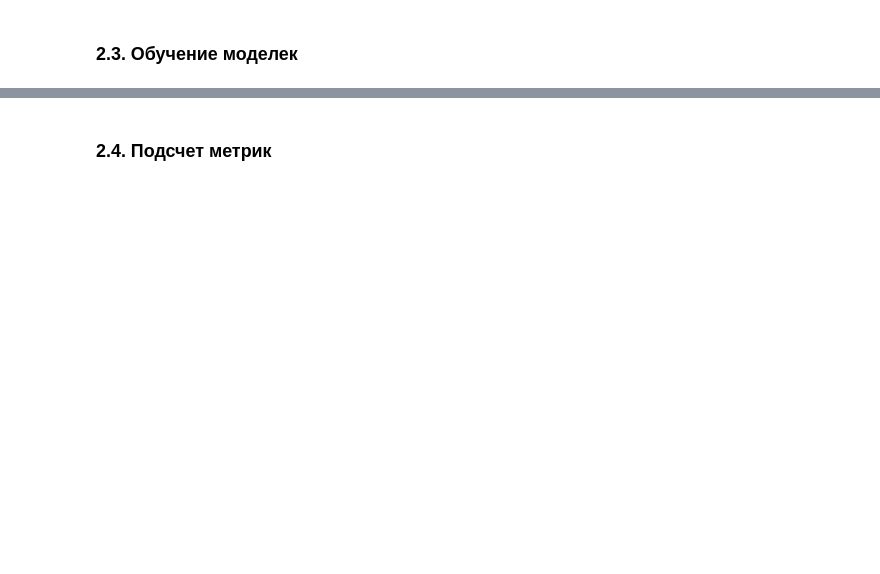
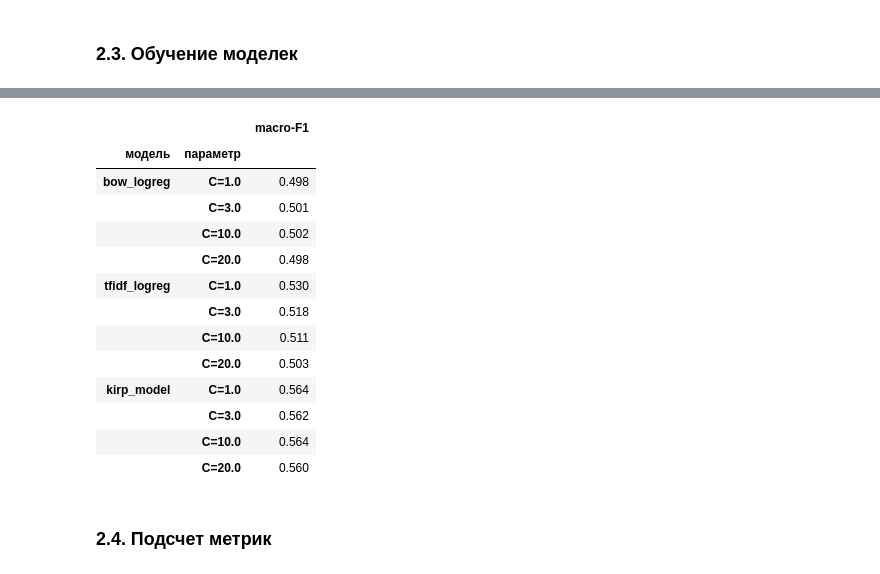
Before and after one commit to Pavel-bur-dot/MIPT_ML_homework, a Jupyter notebook: solution_hw1_BKZ/kirp_task1.ipynb, the cells around one changed output, grey strips where cells are left out. Cells and saved outputs as stored; diff of their text form; code cells hidden in the pictures; blank space fills up the shorter version.

```diff
--- a/solution_hw1_BKZ/kirp_task1.ipynb
+++ b/solution_hw1_BKZ/kirp_task1.ipynb
@@ -354,0 +274,56 @@ baseline_models = {
+# %%
+cv_strategy = GroupKFold(n_splits=5)
+cv_folds = list(cv_strategy.split(X_train, y_train, groups=groups_task1.iloc[train_idx]))
+
+C_VALUES = [1.0, 3.0, 10.0, 20.0]
+
+GRID_CONFIG = {
+    "bow_logreg": lambda c: make_pipeline(
+        CountVectorizer(min_df=2),
+        LogisticRegression(C=c, class_weight="balanced", max_iter=2000)
+    ),
+    "tfidf_logreg": lambda c: make_pipeline(
+        TfidfVectorizer(min_df=2),
+        LogisticRegression(C=c, class_weight="balanced", max_iter=2000)
+    ),
+    "kirp_model": lambda c: make_pipeline(
+        TfidfVectorizer(tokenizer=smart_tokenizer, token_pattern=None, min_df=2, ngram_range=(1, 2), sublinear_tf=True),
+        LogisticRegression(C=c, class_weight="balanced", max_iter=2000)
+    )
+}
+
+cv_rows = []
+for name, make_pipeline_func in GRID_CONFIG.items():
+    for c_val in C_VALUES:
+        f1_scores = []
+
+        for tr_cv, va_cv in cv_folds:
+            # Вырезаем фолды для текущей итерации
+            X_tr, X_va = X_train.iloc[tr_cv], X_train.iloc[va_cv]
+            y_tr, y_va = y_train.iloc[tr_cv], y_train.iloc[va_cv]
+
+            # Собираем и обучаем пайплайн целиком внутри фолда (защита от утечки данных)
+            pipeline_cv = make_pipeline_func(c_val)
+            pipeline_cv.fit(X_tr, y_tr)
+
+            # Предсказываем и считаем macro_f1
+            preds_cv = pipeline_cv.predict(X_va)
+            f1_scores.append(f1_score(y_va, preds_cv, average="macro", zero_division=0))
+
+        cv_rows.append({
+            "модель": name,
+            "параметр": f"C={c_val}",
+            "value": c_val,
+            "macro-F1": np.mean(f1_scores)
+        })
+        print(f"Завершено: {name} (C={c_val}) -> macro-F1: {np.mean(f1_scores):.3f}")
+
+baseline_cv = pd.DataFrame(cv_rows)
+best_cv_models = baseline_cv.loc[baseline_cv.groupby("модель")["macro-F1"].idxmax()].set_index("модель")
+BEST_PARAM = best_cv_models["value"].to_dict()
+
+print("\nОПТИМАЛЬНЫЕ ПАРАМЕТРЫ ДЛЯ ТВОИХ МОДЕЛЕЙ:")
+print(BEST_PARAM)
+
+baseline_cv.set_index(["модель", "параметр"])["macro-F1"].to_frame().round(3)
+# %% [output]
@@ -354,0 +345,14 @@ baseline_models = {
+|  |  | macro-F1 |
+| модель | параметр |  |
+| bow_logreg | C=1.0 | 0.498 |
+|  | C=3.0 | 0.501 |
+|  | C=10.0 | 0.502 |
+|  | C=20.0 | 0.498 |
+| tfidf_logreg | C=1.0 | 0.530 |
+|  | C=3.0 | 0.518 |
+|  | C=10.0 | 0.511 |
+|  | C=20.0 | 0.503 |
+| kirp_model | C=1.0 | 0.564 |
+|  | C=3.0 | 0.562 |
+|  | C=10.0 | 0.564 |
+|  | C=20.0 | 0.560 |
```
Also changed, not shown: parts of 16 cells of this notebook.
